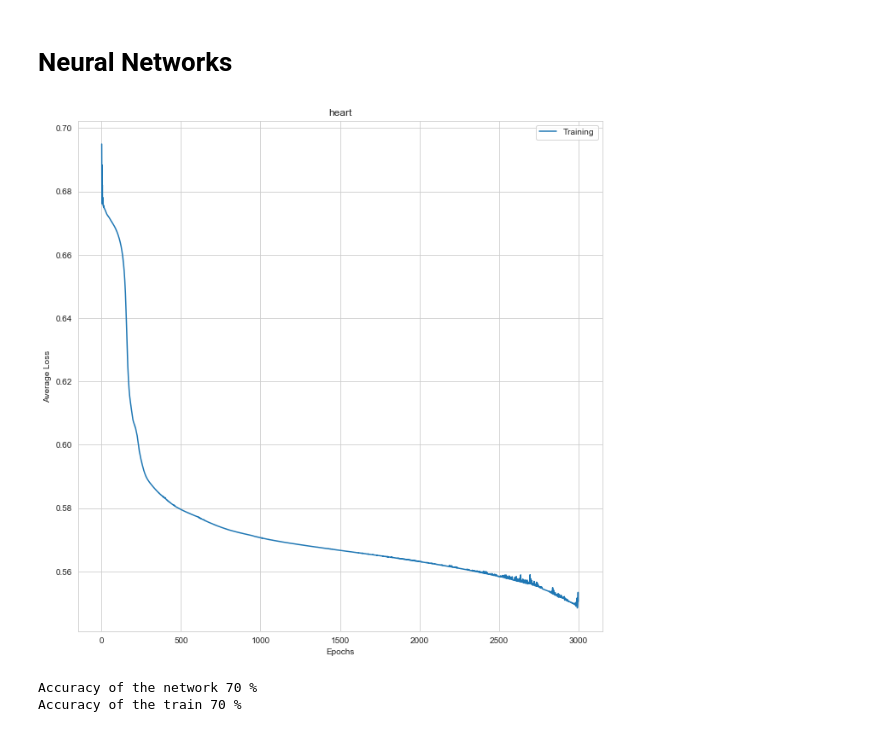
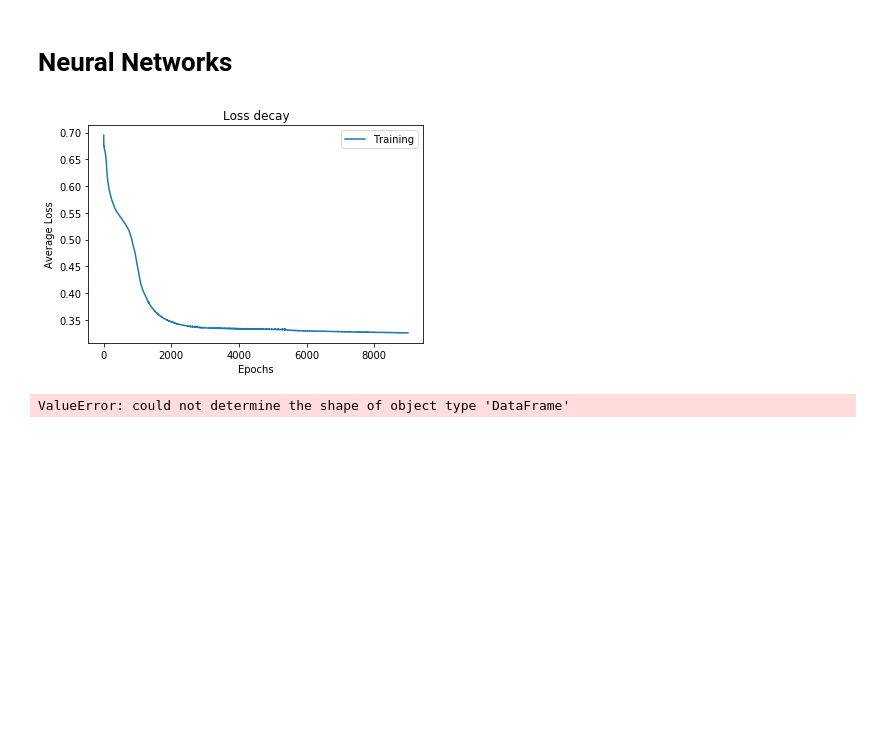
Before and after one commit to kaizendae/Heart-Disease-Project, a Jupyter notebook: EDA.ipynb, the cells around one changed output. Drawn from its saved outputs; the diff is of its cells as text; code cells hidden in the pictures; blank space fills up the shorter version.

```diff
--- a/EDA.ipynb
+++ b/EDA.ipynb
@@ -208,8 +208,8 @@ torch.manual_seed(42)
 
 h1 = 6
 h2 = 4
-lr = 0.0023
-num_epoch = 3000
+lr = 0.0001
+num_epoch = 9000
 
 #build model
 class Net(nn.Module):
@@ -233,7 +233,7 @@ net = Net()
 
 #choose optimizer and loss function
 criterion = nn.CrossEntropyLoss()
-optimizer = torch.optim.SGD(net.parameters(), lr=lr, momentum=0.7)
+optimizer = torch.optim.RMSprop(net.parameters(), lr=lr, momentum=0.7)
 
 loss_per_epoch = []
 
@@ -253,36 +253,35 @@ for epoch in range(num_epoch):
 #     if (epoch) % 50 == 0:
 #         print ('Epoch [%d/%d] Loss: %.4f'
 #                    %(epoch+1, num_epoch, loss.data[0]))
     loss_per_epoch.append( loss.item())
 
 epochs = np.arange(1,num_epoch + 1)
 plt.plot(epochs, loss_per_epoch, label='Training')
 plt.ylabel('Average Loss')
 plt.xlabel('Epochs')
-plt.title('heart')
+plt.title('Loss decay')
 plt.legend()
 plt.show()
 
 xtest = X_test
 ytest = y_test
 
 #get prediction
-X = Variable(torch.Tensor(xtest.values).float())
+X = Variable(torch.Tensor(xtest).float())
 Y = torch.Tensor(ytest.values).long()
 out = net(X)
 _, predicted = torch.max(out.data, 1)
 
 
 #get prediction train
 Xt = Variable(torch.Tensor(xtrain.values).float())
-Yt = torch.Tensor(ytrain.values).long()
+Yt = torch.Tensor(ytrain).long()
 out = net(Xt)
 _, predicted_train = torch.max(out.data, 1)
 
 #get accuration
 print('Accuracy of the network %d %%' % (100 * torch.sum(Y==predicted) / len(y_test)))
 print('Accuracy of the train %d %%' % (100 * torch.sum(Yt==predicted_train) / len(y_train)))
 # %% [output]
-[figure, old version]
+[figure, new version]
-Accuracy of the network 70 %
-Accuracy of the train 70 %
+ValueError: could not determine the shape of object type 'DataFrame'
```
Also changed, not shown: parts of 2 cells of this notebook.
